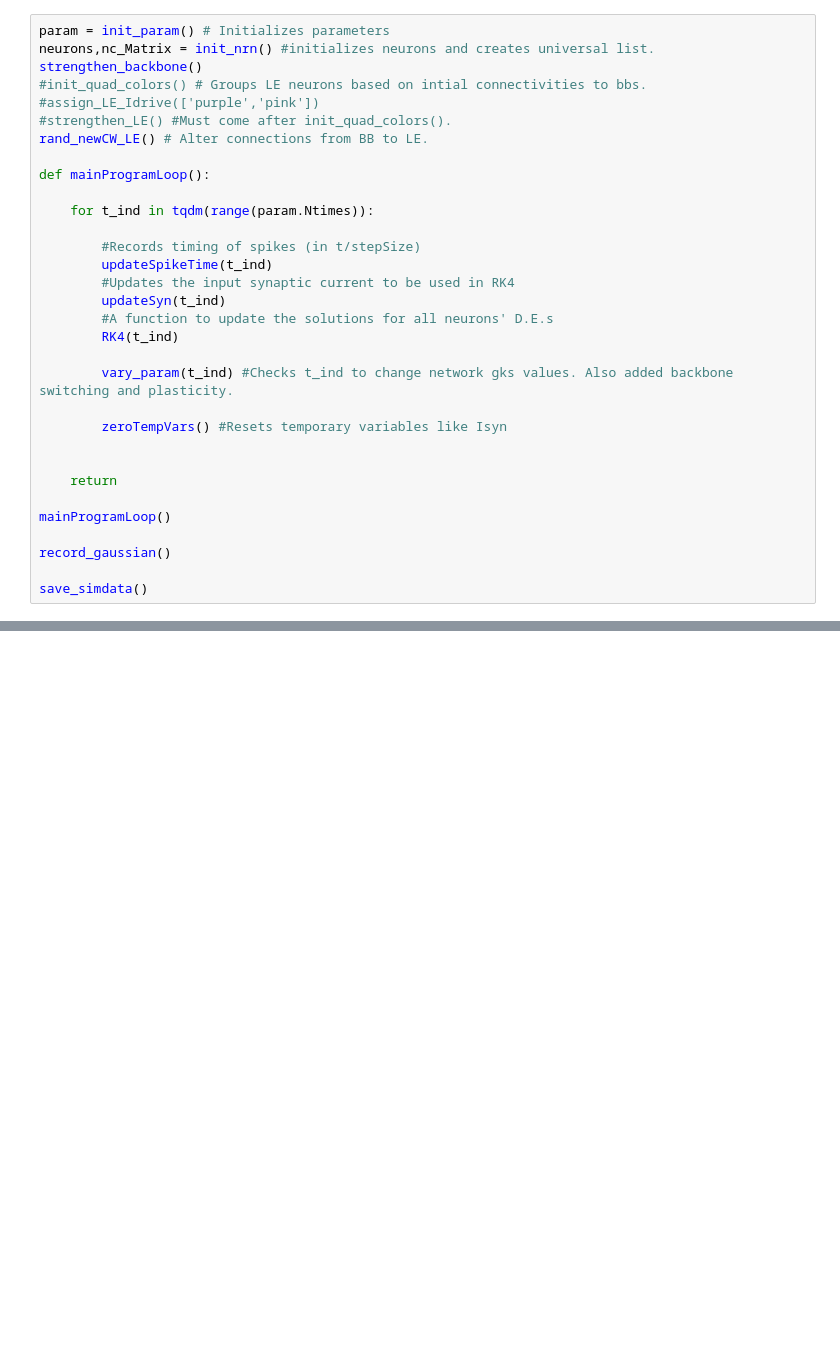
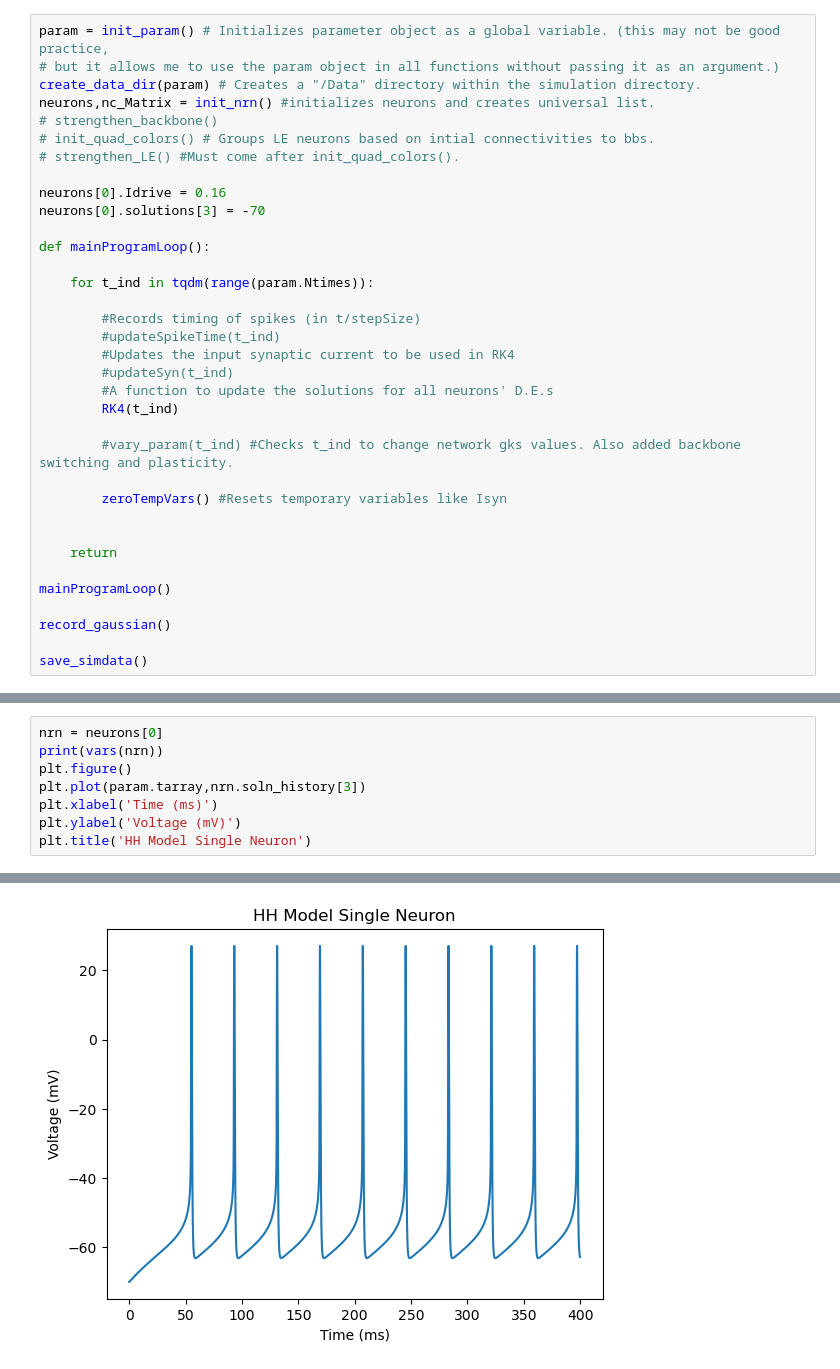
Before and after one commit to msatchell1/Zochowski_Lab, a Jupyter notebook: Jupyter Notebooks/New/Worker 1.ipynb, the cells around one changed output, grey strips where cells are left out. Saved outputs shown, nothing was run; the diff lists cells and outputs as text; blank space fills up the shorter version.

Commit message:
investigating single neuron behavior in Worker 1

```diff
--- a/Jupyter Notebooks/New/Worker 1.ipynb
+++ b/Jupyter Notebooks/New/Worker 1.ipynb
@@ -1245,24 +1225,27 @@ def save_simdata(): # Function to save all useful information of the simulation
 # %%
-param = init_param() # Initializes parameters
+param = init_param() # Initializes parameter object as a global variable. (this may not be good practice,
+# but it allows me to use the param object in all functions without passing it as an argument.)
+create_data_dir(param) # Creates a "/Data" directory within the simulation directory.
 neurons,nc_Matrix = init_nrn() #initializes neurons and creates universal list.
-strengthen_backbone()
-#init_quad_colors() # Groups LE neurons based on intial connectivities to bbs.
-#assign_LE_Idrive(['purple','pink'])
-#strengthen_LE() #Must come after init_quad_colors().
-rand_newCW_LE() # Alter connections from BB to LE.
+# strengthen_backbone()
+# init_quad_colors() # Groups LE neurons based on intial connectivities to bbs.
+# strengthen_LE() #Must come after init_quad_colors().
+
+neurons[0].Idrive = 0.16
+neurons[0].solutions[3] = -70
 
 def mainProgramLoop():
 
     for t_ind in tqdm(range(param.Ntimes)):
 
         #Records timing of spikes (in t/stepSize)
-        updateSpikeTime(t_ind)
+        #updateSpikeTime(t_ind)
         #Updates the input synaptic current to be used in RK4
-        updateSyn(t_ind)
+        #updateSyn(t_ind)
         #A function to update the solutions for all neurons' D.E.s
         RK4(t_ind)
 
-        vary_param(t_ind) #Checks t_ind to change network gks values. Also added backbone switching and plasticity.
+        #vary_param(t_ind) #Checks t_ind to change network gks values. Also added backbone switching and plasticity.
 
         zeroTempVars() #Resets temporary variables like Isyn
 
@@ -1276,0 +1267,9 @@ save_simdata()
+# %%
+nrn = neurons[0]
+print(vars(nrn))
+plt.figure()
+plt.plot(param.tarray,nrn.soln_history[3])
+plt.xlabel('Time (ms)')
+plt.ylabel('Voltage (mV)')
+plt.title('HH Model Single Neuron')
+# %% [output]
@@ -1276,0 +1285 @@ save_simdata()
+[figure, added]
```
Also changed, not shown: parts of 5 cells of this notebook, 1 other file.
